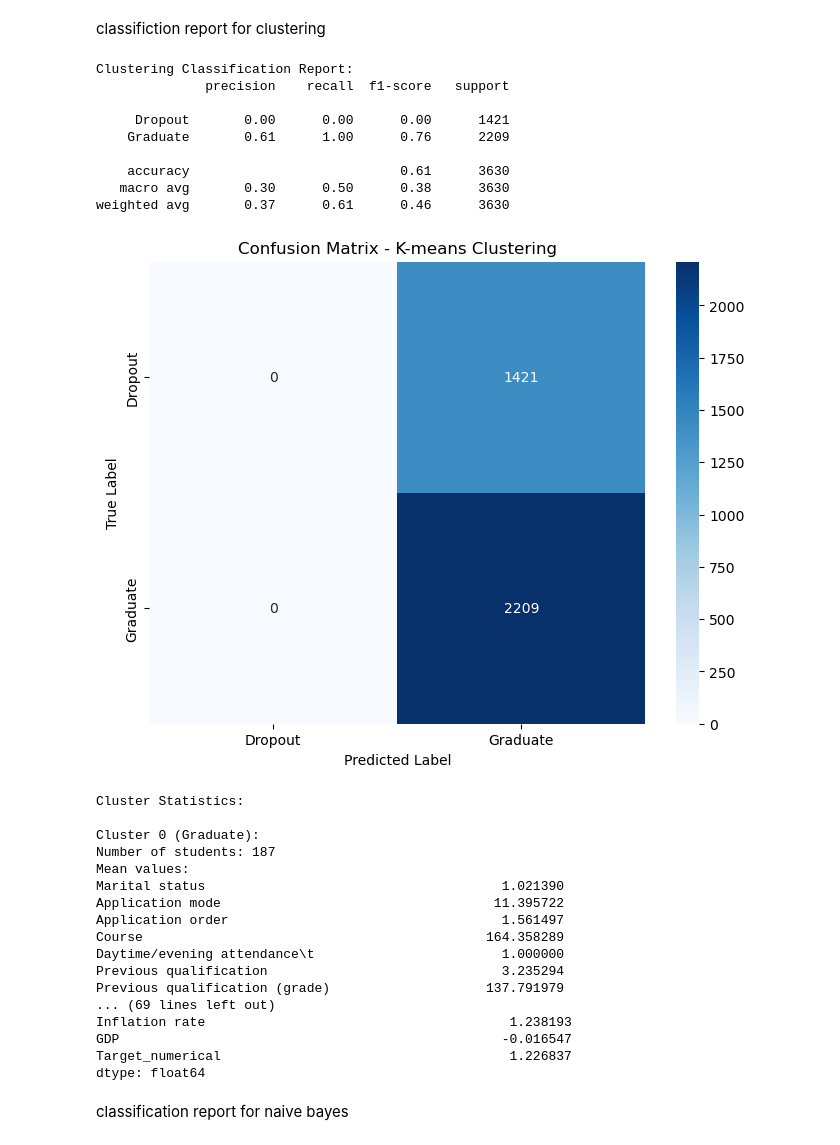
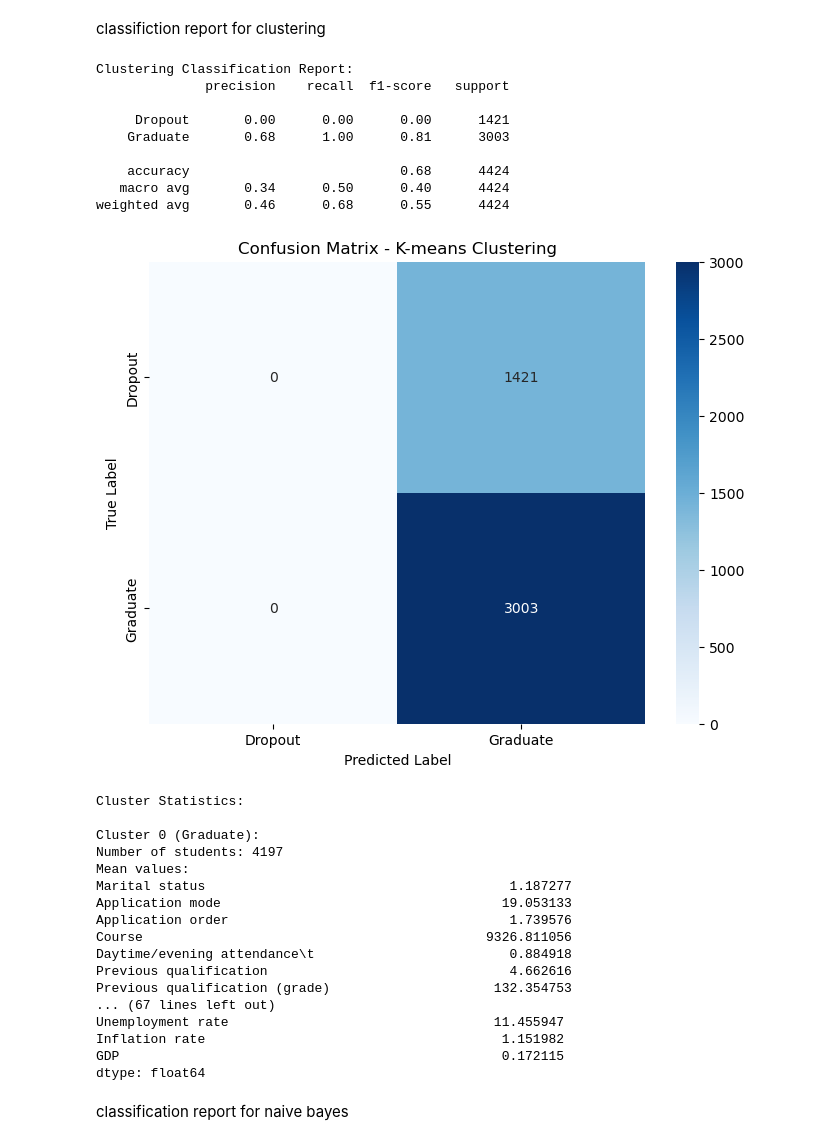
Before and after one commit to azeiber/student-droupout-detection, a Jupyter notebook: Studentdropoutandacademicsuccess.ipynb, the cells around one changed output. Saved outputs shown, nothing was run; the diff lists cells and outputs as text; code cells hidden in the pictures.

```diff
--- a/Studentdropoutandacademicsuccess.ipynb
+++ b/Studentdropoutandacademicsuccess.ipynb
@@ -654,7 +654,7 @@ import numpy as np
 
 # --- 1. Load Data ---
 try:
-    df = pd.read_csv('/Users/maiamunich/code/CISC4631/malware-detection/cleaned_data_no_enrolled.csv')
+    df = pd.read_csv('cleaned_data.csv')
     print("Actual columns in CSV:", df.columns.tolist())
     print("Data loaded successfully!")
 except FileNotFoundError:
@@ -816,7 +830,7 @@ import matplotlib.pyplot as plt
 
 # --- 1. Load Data ---
 try:
-    df = pd.read_csv('/Users/maiamunich/code/CISC4631/malware-detection/cleaned_data_no_enrolled.csv')
+    df = pd.read_csv('cleaned_data.csv')
     print("Actual columns in CSV:", df.columns.tolist())
     print("Data loaded successfully!")
 except FileNotFoundError:
@@ -1179,7 +1096,7 @@ from sklearn.cluster import KMeans
 import matplotlib.pyplot as plt
 
 # Load the cleaned data
-df_cleaned = pd.read_csv('cleaned_data_no_enrolled.csv')
+df_cleaned = pd.read_csv('cleaned_data.csv')
 
 # Filter the data to only include Dropout and Graduate students
 df_filtered = df_cleaned[df_cleaned['Target'].isin(['Dropout', 'Graduate'])]
@@ -1261,7 +1178,7 @@ import matplotlib.pyplot as plt
 import seaborn as sns
 
 # Load the cleaned data
-df_cleaned = pd.read_csv('cleaned_data_no_enrolled.csv')
+df_cleaned = pd.read_csv('cleaned_data.csv')
 
 # Filter the data to only include Dropout and Graduate students
 df_filtered = df_cleaned[df_cleaned['Target'].isin(['Dropout', 'Graduate'])]
@@ -1290,54 +1207,54 @@ predicted_labels = np.array([cluster_to_label[cluster] for cluster in clusters])
 print("Clustering Classification Report:")
 print(classification_report(df_filtered['Target'], predicted_labels))
 
 # Create confusion matrix
 cm = confusion_matrix(df_filtered['Target'], predicted_labels)
 
 # Plot confusion matrix
 plt.figure(figsize=(8, 6))
 sns.heatmap(cm, annot=True, fmt='d', cmap='Blues',
             xticklabels=['Dropout', 'Graduate'],
             yticklabels=['Dropout', 'Graduate'])
 plt.title('Confusion Matrix - K-means Clustering')
 plt.ylabel('True Label')
 plt.xlabel('Predicted Label')
 plt.show()
 
 # Print cluster statistics
 print("\nCluster Statistics:")
 for cluster in range(2):
     print(f"\nCluster {cluster} ({cluster_to_label[cluster]}):")
     cluster_data = df_filtered[clusters == cluster]
     print(f"Number of students: {len(cluster_data)}")
     print("Mean values:")
     print(cluster_data[numeric_columns].mean())
 # %% [output]
 Clustering Classification Report:
               precision    recall  f1-score   support
 
      Dropout       0.00      0.00      0.00      1421
-    Graduate       0.61      1.00      0.76      2209
+    Graduate       0.68      1.00      0.81      3003
 
-    accuracy                           0.61      3630
-   macro avg       0.30      0.50      0.38      3630
-weighted avg       0.37      0.61      0.46      3630
+    accuracy                           0.68      4424
+   macro avg       0.34      0.50      0.40      4424
+weighted avg       0.46      0.68      0.55      4424
-[figure, old version]
+[figure, new version]
 Cluster Statistics:
 
 Cluster 0 (Graduate):
-Number of students: 187
+Number of students: 4197
 Mean values:
-Marital status                                      1.021390
-Application mode                                   11.395722
-Application order                                   1.561497
-Course                                            164.358289
-Daytime/evening attendance\t                        1.000000
-Previous qualification                              3.235294
-Previous qualification (grade)                    137.791979
-... (69 lines left out)
-Inflation rate                                       1.238193
-GDP                                                 -0.016547
-Target_numerical                                     1.226837
+Marital status                                       1.187277
+Application mode                                    19.053133
+Application order                                    1.739576
+Course                                            9326.811056
+Daytime/evening attendance\t                         0.884918
+Previous qualification                               4.662616
+Previous qualification (grade)                     132.354753
+... (67 lines left out)
+Unemployment rate                                  11.455947
+Inflation rate                                      1.151982
+GDP                                                 0.172115
 dtype: float64
 # %% [markdown]
 classification report for naive bayes
```
Also changed, not shown: parts of 9 cells of this notebook.
